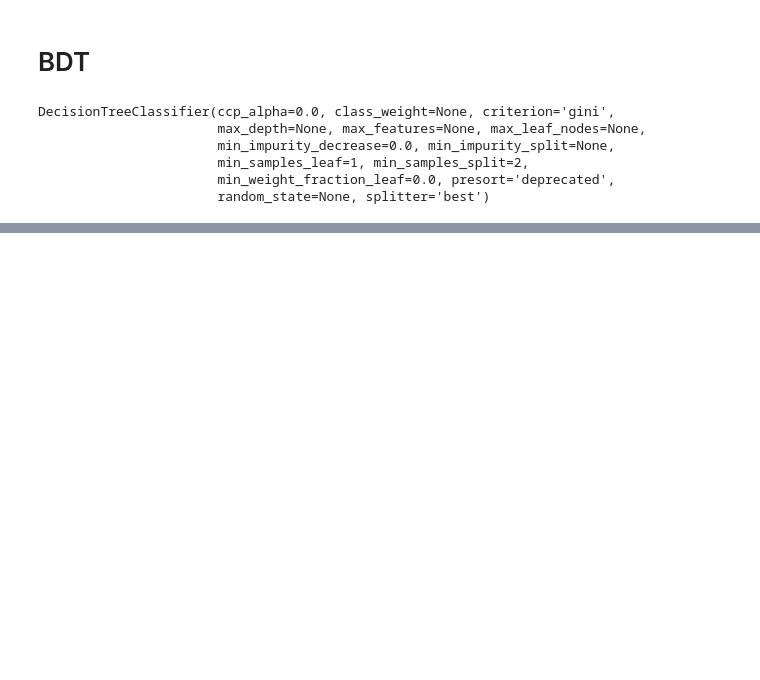
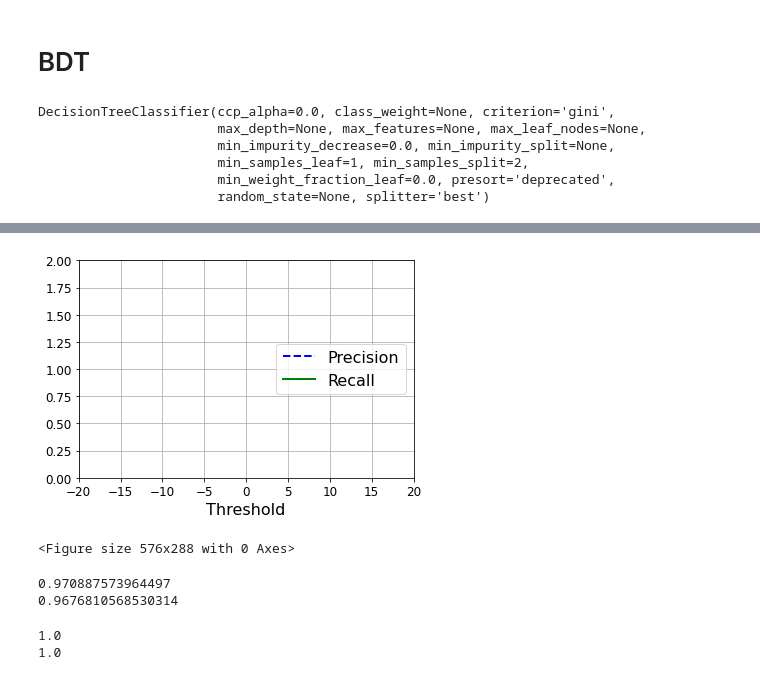
Before and after one commit to ChiaraDeMartin95/ciao, a Jupyter notebook: PionIDwithML.ipynb, the cells around one changed output, grey strips where cells are left out. Saved outputs shown, nothing was run; the diff lists cells and outputs as text; code cells hidden in the pictures; blank space fills up the shorter version.

```diff
--- a/PionIDwithML.ipynb
+++ b/PionIDwithML.ipynb
@@ -809,0 +853,30 @@ DecisionTreeClassifier(ccp_alpha=0.0, class_weight=None, criterion='gini',
+# %%
+from sklearn.metrics import precision_recall_curve
+precisions, recalls, thresholds = precision_recall_curve(y_Train, y_Train_predBDT)
+
+def plot_precision_recall_vs_threshold(precisions, recalls, thresholds):
+    plt.plot(thresholds, precisions[:-1], "b--", label="Precision", linewidth=2)
+    plt.plot(thresholds, recalls[:-1], "g-", label="Recall", linewidth=2)
+    plt.legend(loc="center right", fontsize=16)
+    plt.xlabel("Threshold", fontsize=16)
+    plt.axis([-20, 20, 0, 2])
+    plt.grid(True)
+    plt.figure(figsize=(8, 4))
+
+plot_precision_recall_vs_threshold(precisions, recalls, thresholds)
+plt.show()
+# %% [output]
+[figure, added]
+<Figure size 576x288 with 0 Axes>
+# %%
+print(precision_score(y_Test, y_Test_predBDT))
+print(recall_score(y_Test, y_Test_predBDT))
+# %% [output]
+0.970887573964497
+0.9676810568530314
+# %%
+print(precision_score(y_Train, y_Train_predBDT))
+print(recall_score(y_Train, y_Train_predBDT))
+# %% [output]
+1.0
+1.0
```
Also changed, not shown: parts of 25 cells of this notebook.
